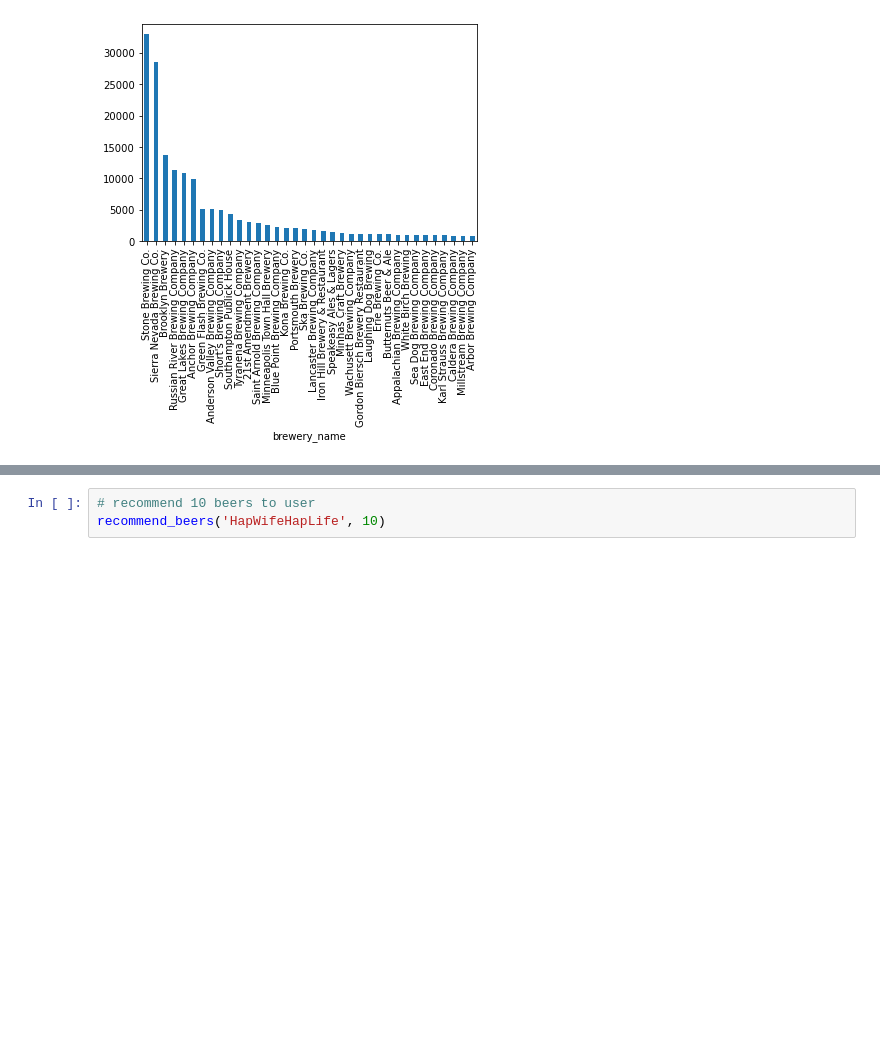
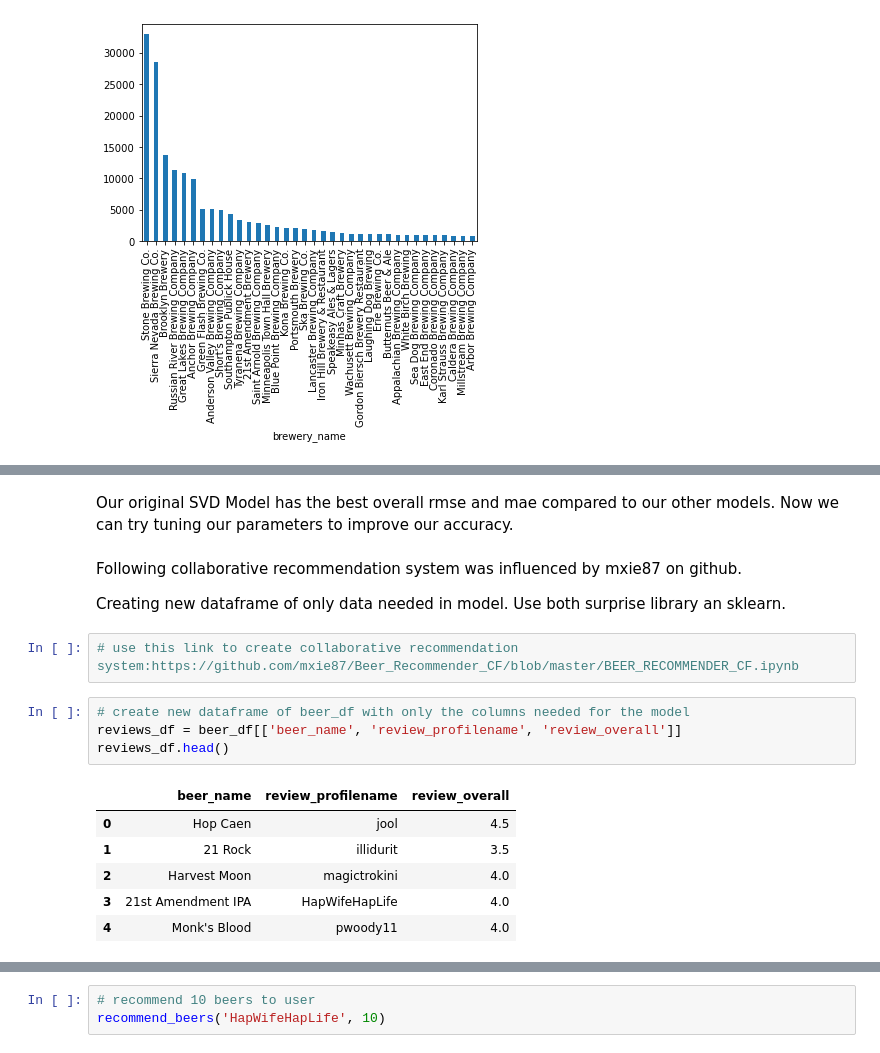
Before and after one commit to seanconlon29/Tap-into-Your-Tastes, a Jupyter notebook: sean_notebook1.ipynb, the cells around one changed output, grey strips where cells are left out. Cells and saved outputs as stored; diff of their text form; blank space fills up the shorter version.

```diff
--- a/sean_notebook1.ipynb
+++ b/sean_notebook1.ipynb
@@ -81,0 +215,20 @@ beer_df.groupby('brewery_name')['review_overall'].count().sort_values(ascending=
+# %% [markdown]
+Our original SVD Model has the best overall rmse and mae compared to our other models. Now we can try tuning our parameters to improve our accuracy.
+# %% [markdown]
+Following collaborative recommendation system was influenced by mxie87 on github.
+
+Creating new dataframe of only data needed in model.
+Use both surprise library an sklearn.
+# %%
+# use this link to create collaborative recommendation system:https://github.com/mxie87/Beer_Recommender_CF/blob/master/BEER_RECOMMENDER_CF.ipynb
+# %%
+# create new dataframe of beer_df with only the columns needed for the model
+reviews_df = beer_df[['beer_name', 'review_profilename', 'review_overall']]
+reviews_df.head()
+# %% [output]
+|  | beer_name | review_profilename | review_overall |
+| 0 | Hop Caen | jool | 4.5 |
+| 1 | 21 Rock | illidurit | 3.5 |
+| 2 | Harvest Moon | magictrokini | 4.0 |
+| 3 | 21st Amendment IPA | HapWifeHapLife | 4.0 |
+| 4 | Monk's Blood | pwoody11 | 4.0 |
```
Also changed, not shown: parts of 22 cells of this notebook.
